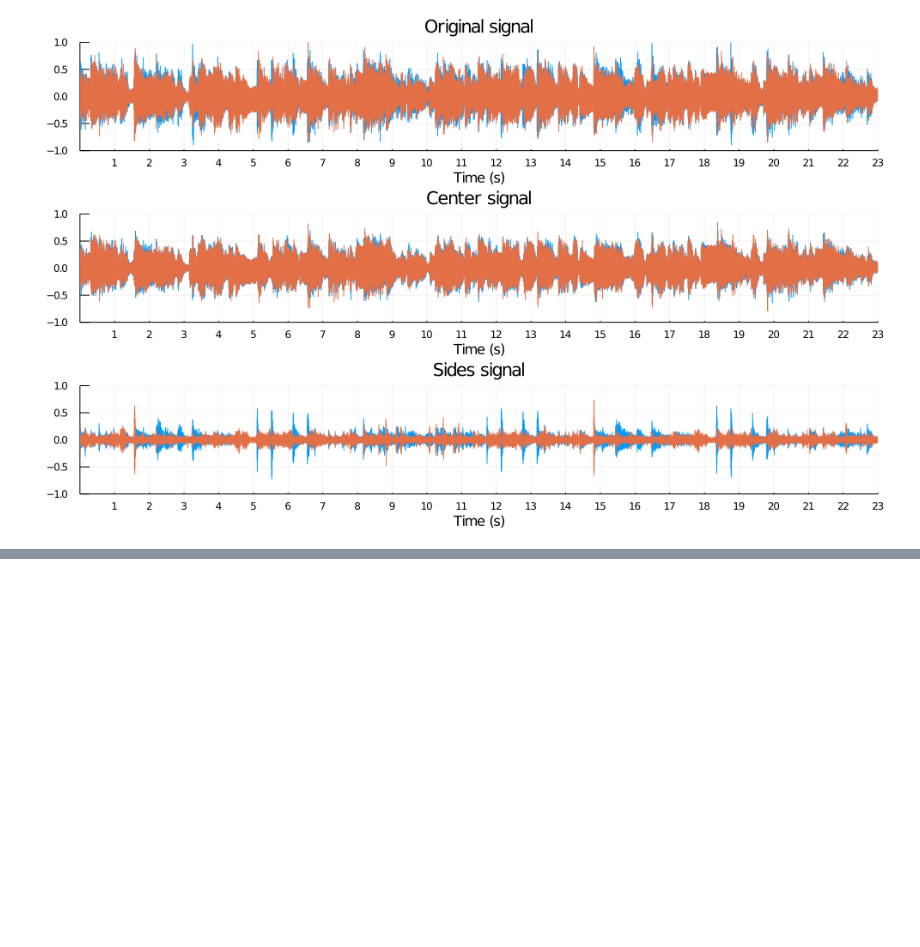
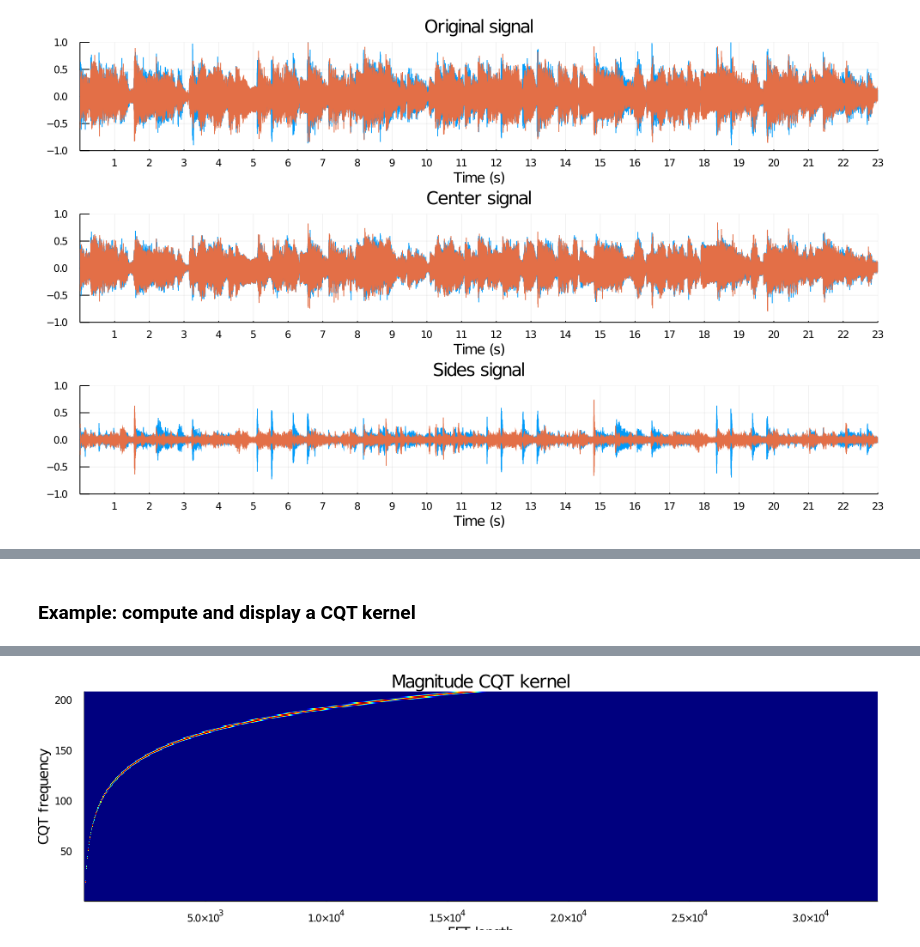
Before and after one commit to zafarrafii/Zaf-Julia, a Jupyter notebook: examples.ipynb, the cells around one changed output, grey strips where cells are left out. Saved outputs shown, nothing was run; the diff lists cells and outputs as text; code cells hidden in the pictures; blank space fills up the shorter version.

Commit message:
Finished CQT kernel function and example.

```diff
--- a/examples.ipynb
+++ b/examples.ipynb
@@ -161,0 +176,21 @@ WARNING: replacing module zaf.
+# %% [markdown]
+### Example: compute and display a CQT kernel
+# %%
+# Load the modules
+include("./zaf.jl")
+using .zaf
+using Plots
+
+# Set the parameters for the CQT kernel
+sampling_frequency = 44100;
+frequency_resolution = 2;
+minimum_frequency = 55;
+maximum_frequency = sampling_frequency/2;
+
+# Compute the CQT kernel
+cqt_kernel = zaf.cqtkernel(sampling_frequency, frequency_resolution, minimum_frequency, maximum_frequency);
+
+# Display the magnitude CQT kernel
+heatmap(abs.(Array(cqt_kernel)), fillcolor = :jet, legend = false, fmt = :png, size = (990, 300),
+    title = "Magnitude CQT kernel", xlabel = "FFT length", ylabel = "CQT frequency")
+# %% [output]
@@ -161,0 +198 @@ WARNING: replacing module zaf.
+[figure, added]
```
Also changed, not shown: parts of 3 cells of this notebook, 3 other files.
